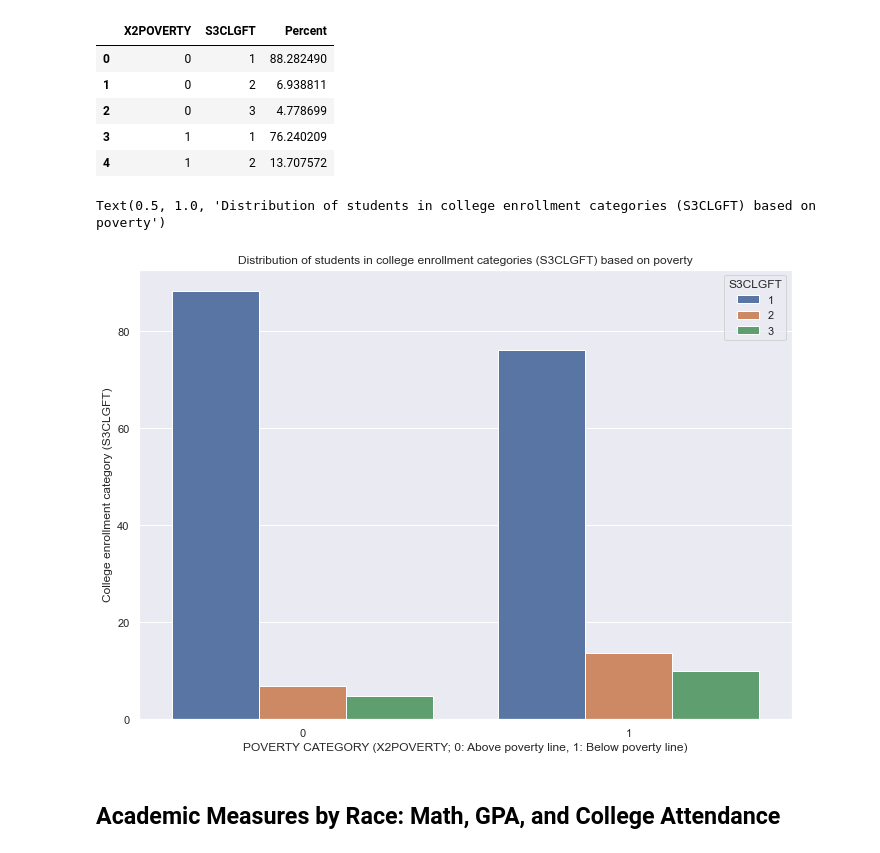
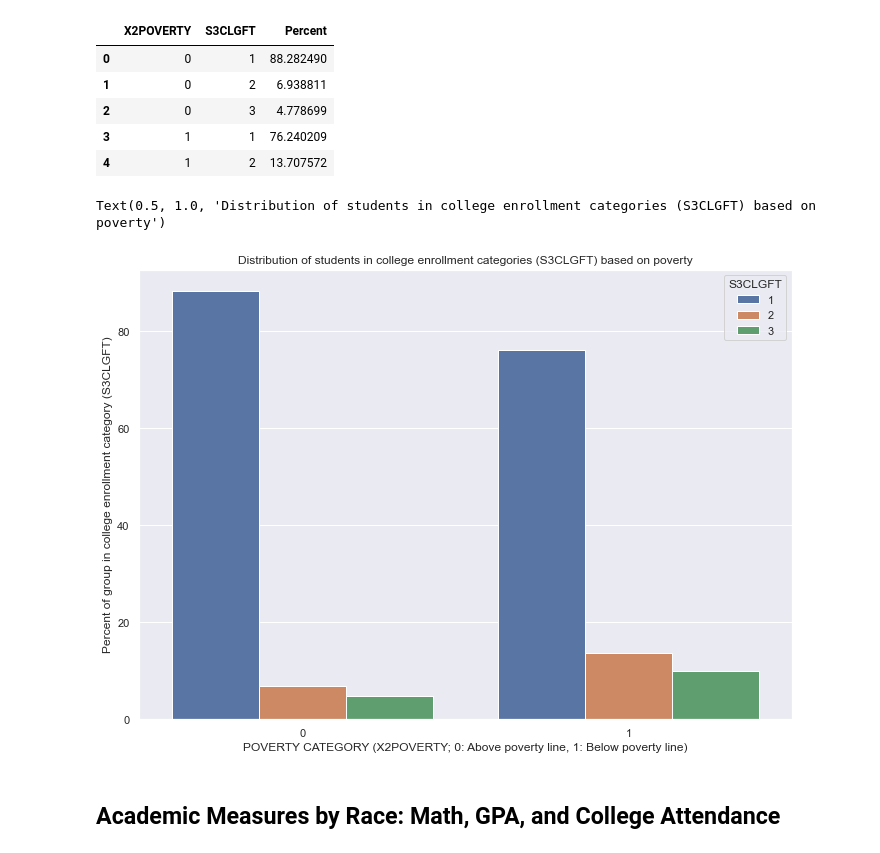
Before and after one commit to adamzuyang/Ursatech-Adam, a Jupyter notebook: HSLS Data Analysis, Academic Performance as Related to Family Income, Poverty, and Race.ipynb, the cells around one changed output. Saved outputs shown, nothing was run; the diff lists cells and outputs as text; code cells hidden in the pictures.

```diff
--- a/HSLS Data Analysis, Academic Performance as Related to Family Income, Poverty, and Race.ipynb
+++ b/HSLS Data Analysis, Academic Performance as Related to Family Income, Poverty, and Race.ipynb
@@ -799,12 +799,12 @@ poverty_college.head()
 # %%
 plt.figure()
 poverty_college_graph = sns.barplot(x="X2POVERTY", y="Percent", hue="S3CLGFT", data=poverty_college)
 poverty_college_graph.set(xlabel='POVERTY CATEGORY (X2POVERTY; 0: Above poverty line, 1: Below poverty line)',
-                          ylabel='College enrollment category (S3CLGFT)')
+                          ylabel='Percent of group in college enrollment category (S3CLGFT)')
 poverty_college_graph.set_title('Distribution of students in college enrollment categories (S3CLGFT) based on poverty')
 # %% [output]
 Text(0.5, 1.0, 'Distribution of students in college enrollment categories (S3CLGFT) based on poverty')
-[figure, old version]
+[figure, new version]
 # %% [markdown]
 ## Academic Measures by Race: Math, GPA, and College Attendance<a id='measuresByRace'></a>
 # %% [markdown]
```
Also changed, not shown: parts of 1 cell of this notebook.
